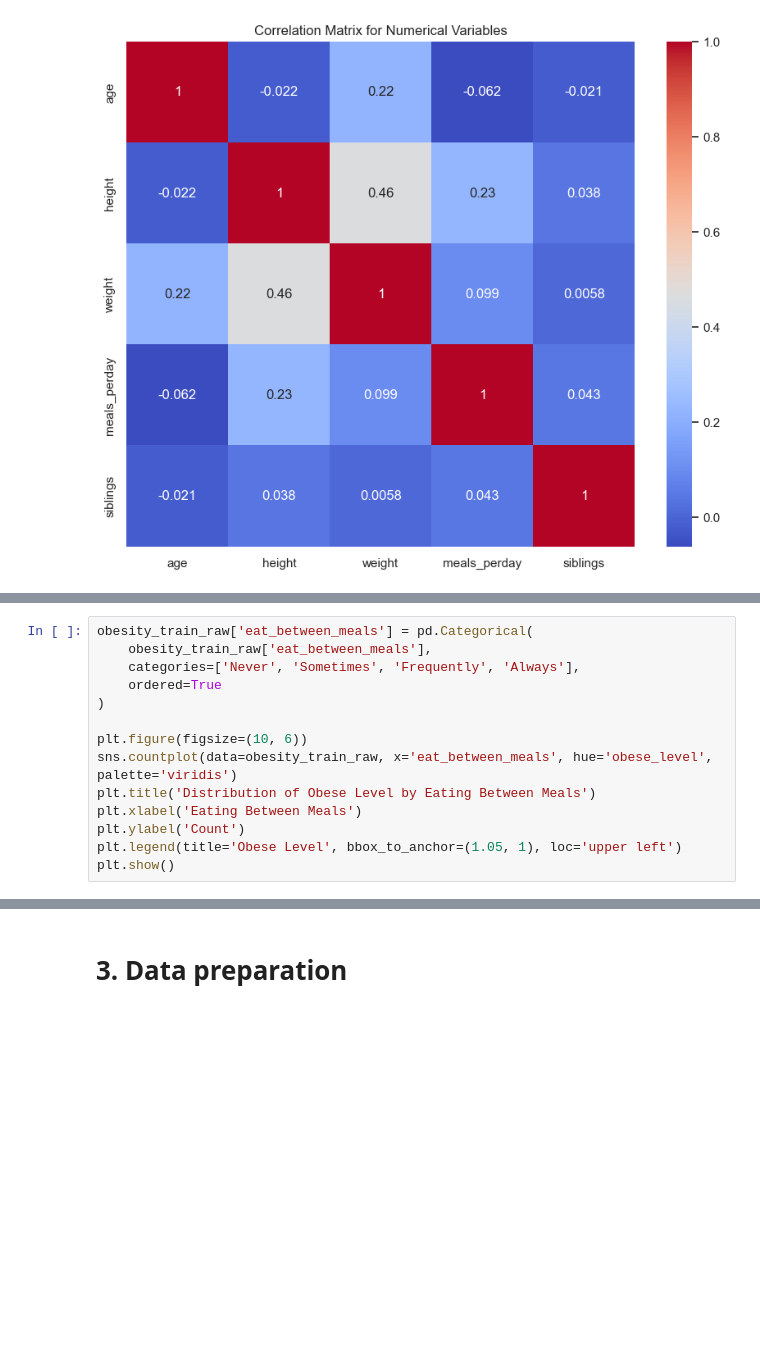
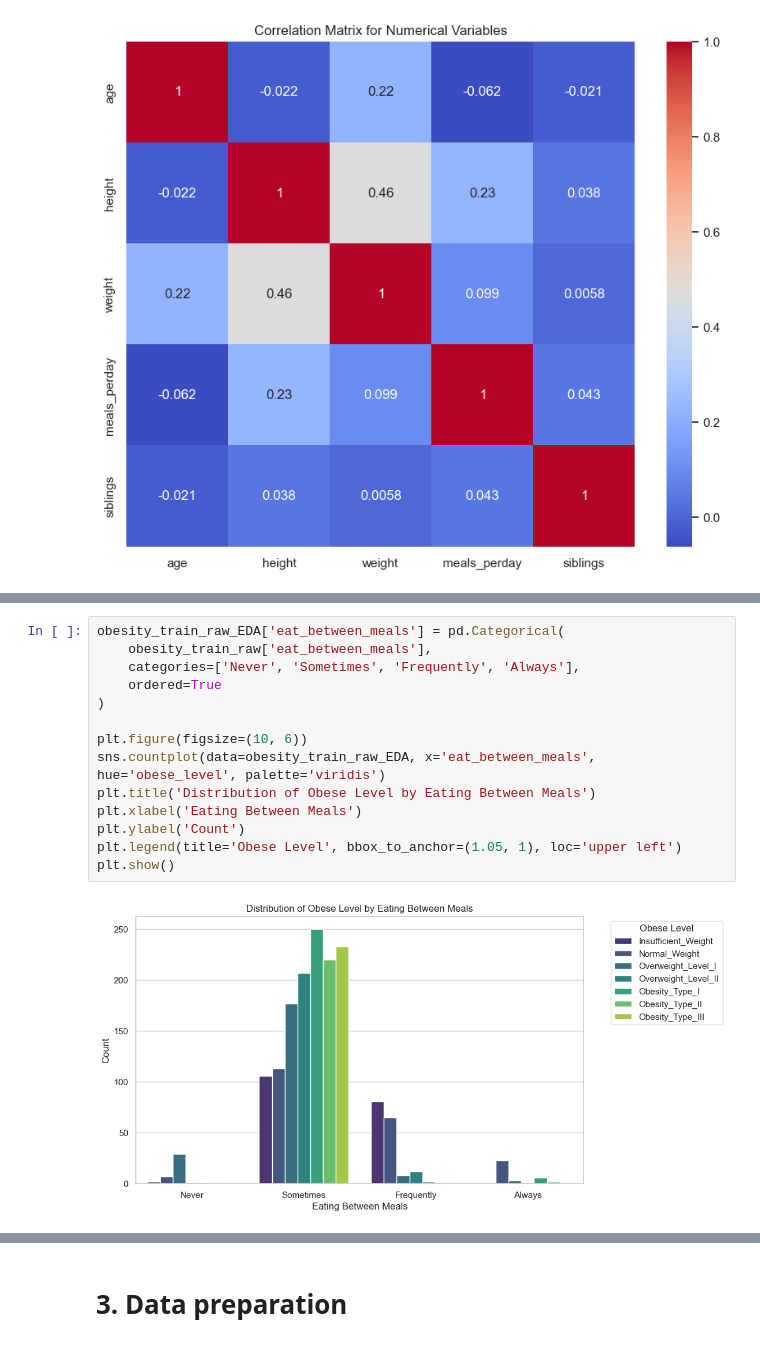
Before and after one commit to 0xMarc0s/IMS_ML_project, a Jupyter notebook: Final_notebooks/Final working Pipeline.ipynb, the cells around one changed output, grey strips where cells are left out. Saved outputs shown, nothing was run; the diff lists cells and outputs as text; blank space fills up the shorter version.

```diff
--- a/Final_notebooks/Final working Pipeline.ipynb
+++ b/Final_notebooks/Final working Pipeline.ipynb
@@ -274,17 +319,19 @@ plt.show()
 # %%
-obesity_train_raw['eat_between_meals'] = pd.Categorical(
+obesity_train_raw_EDA['eat_between_meals'] = pd.Categorical(
     obesity_train_raw['eat_between_meals'],
     categories=['Never', 'Sometimes', 'Frequently', 'Always'],
     ordered=True
 )
 
 plt.figure(figsize=(10, 6))
-sns.countplot(data=obesity_train_raw, x='eat_between_meals', hue='obese_level', palette='viridis')
+sns.countplot(data=obesity_train_raw_EDA, x='eat_between_meals', hue='obese_level', palette='viridis')
 plt.title('Distribution of Obese Level by Eating Between Meals')
 plt.xlabel('Eating Between Meals')
 plt.ylabel('Count')
 plt.legend(title='Obese Level', bbox_to_anchor=(1.05, 1), loc='upper left')
 plt.show()
+# %% [output]
+[figure, added]
 # %%
 plt.figure(figsize=(10, 6))
 sns.countplot(data=obesity_train_raw, x='parent_overweight', hue='obese_level', palette='coolwarm')
```
Also changed, not shown: parts of 44 cells of this notebook, 3 other files.
